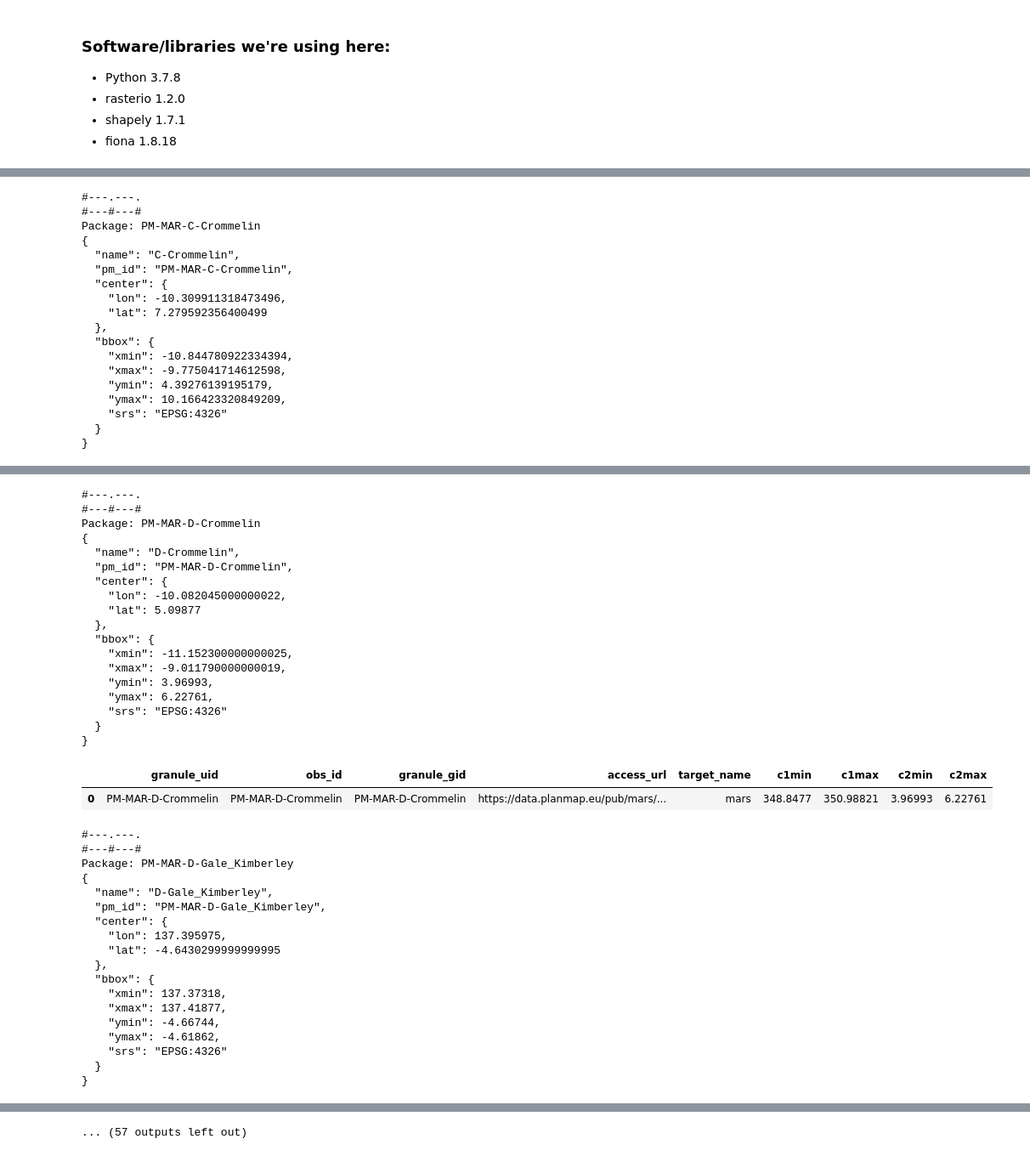
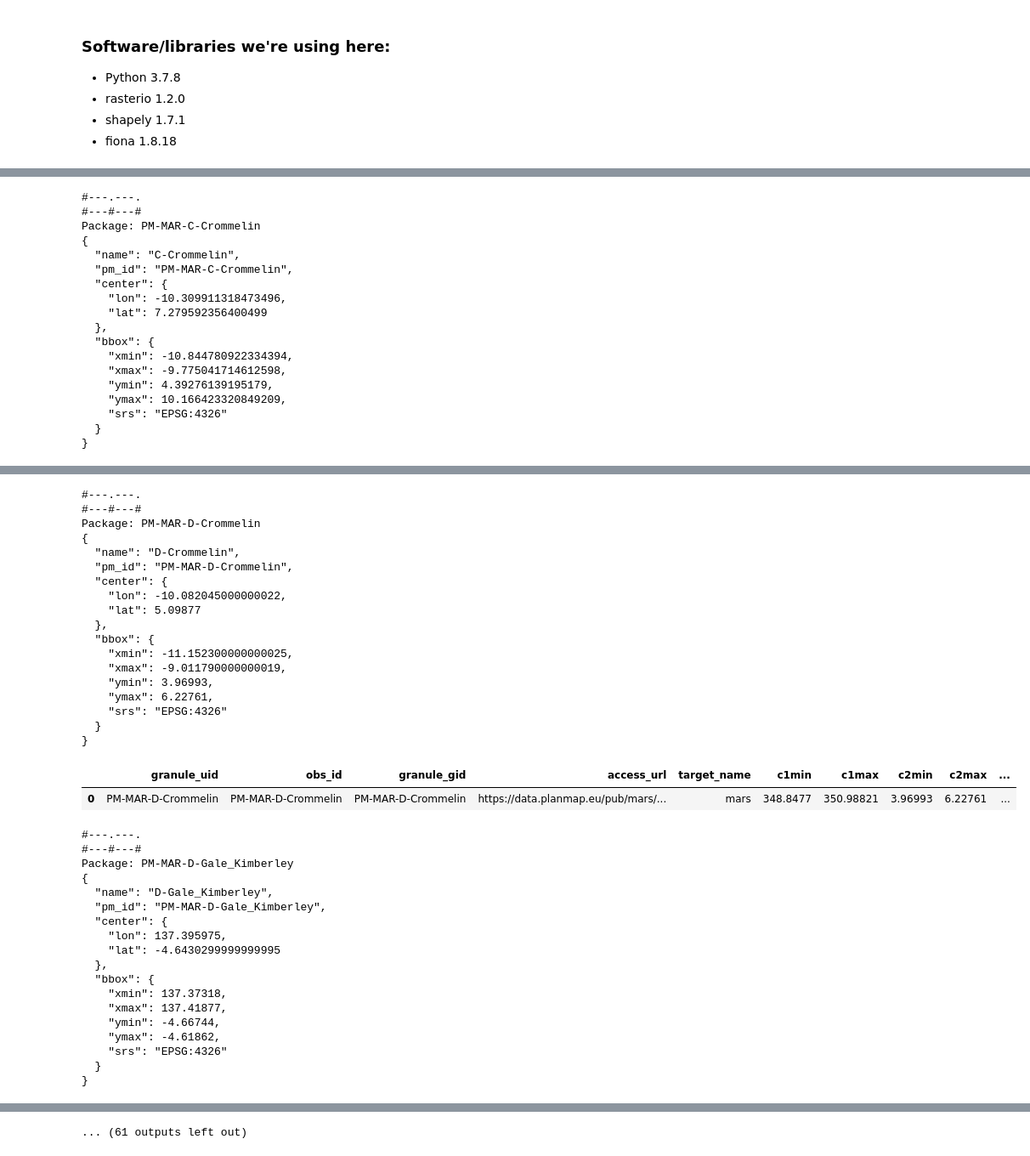
Before and after one commit to epn-vespa/planmap, a Jupyter notebook: docs/make_epntap_data_table.ipynb, the cells around one changed output, grey strips where cells are left out. Shown at 85% size. Cells and saved outputs as stored; diff of their text form; code cells hidden in the pictures.

Commit message:
Include missing s_region field/value for each package

```diff
--- a/docs/make_epntap_data_table.ipynb
+++ b/docs/make_epntap_data_table.ipynb
@@ -140,6 +140,7 @@ class PmPkg:
         assert _path is not None, "Path '{!s}' does not seem to exist".format(path)
         self._path = _path
         self._pmid = _path.name
+        self._body = None
 
     @property
     def pmid(self):
@@ -234,19 +235,21 @@ class PmPkg:
 
         assert target_name in ('mars', 'mercury', 'moon'), """Expecting 'target_name' in
                                                             'mars', 'mercury', or 'moon'"""
+        self._body = target_name
 
         access_url = '/'.join(['https://data.planmap.eu/pub',
                                target_name, self.pmid, file.parent.name, file.name])
 
         record = dict(granule_uid = granule_uid,
-                     obs_id = obs_id,
-                     granule_gid = granule_gid,
-                     access_url = access_url,
-                     target_name = target_name,
-                     c1min = bbox['c1min'],
-                     c1max = bbox['c1max'],
-                     c2min = bbox['c2min'],
-                     c2max = bbox['c2max']
+                      obs_id = obs_id,
+                      granule_gid = granule_gid,
+                      access_url = access_url,
+                      target_name = target_name,
+                      c1min = bbox['c1min'],
+                      c1max = bbox['c1max'],
+                      c2min = bbox['c2min'],
+                      c2max = bbox['c2max'],
+                      s_region = s_region_bbox(bbox)
                     )
         return record
 
@@ -351,6 +354,12 @@ def summary_package(df,pmid):
 
 df = None
 
+summaries = {
+    'mars':[],
+    'mercury':[],
+    'moon':[]
+}
+
 packages = list(cwd.iterdir())
 packages.sort()
 for _dir in packages:
@@ -366,11 +375,12 @@ for _dir in packages:
     except Exception as err:
         print(err)
     _df = pandas.DataFrame(epntap_records)
-    bla = summary_package(_df, _dir.name)
-    if not bla:
+    _sum = summary_package(_df, _dir.name)
+    if not _sum:
         print("FAILED")
         continue
-    print(json.dumps(bla, indent=2))
+    summaries[pkg._body].append(_sum)
+    print(json.dumps(_sum, indent=2))
     display(_df)
     print('#---.---.')
 
@@ -423,35 +433,35 @@ Package: PM-MAR-C-Crommelin
 |  | granule_uid | obs_id | granule_gid | access_url | target_name | c1min | c1max | c2min | c2max | ... |
 | 0 | PM-MAR-C-Crommelin_01_FEM_frt0001... | PM-MAR-C-Crommelin_01_FEM_frt0001... | PM-MAR-C-Crommelin | https://data.planmap.eu/pub/mars/... | mars | 349.389908 | 349.625871 | 9.959918 | 10.166423 | ... |
 | 1 | PM-MAR-C-Crommelin_01_FEM_frs0002... | PM-MAR-C-Crommelin_01_FEM_frs0002... | PM-MAR-C-Crommelin | https://data.planmap.eu/pub/mars/... | mars | 349.176554 | 349.382756 | 10.038756 | 10.114374 | ... |
 | 2 | PM-MAR-C-Crommelin_01_FEM_frs0002... | PM-MAR-C-Crommelin_01_FEM_frs0002... | PM-MAR-C-Crommelin | https://data.planmap.eu/pub/mars/... | mars | 349.967445 | 350.224958 | 4.897460 | 5.001011 | ... |
 | 3 | PM-MAR-C-Crommelin_01_frt0001fd59... | PM-MAR-C-Crommelin_01_frt0001fd59... | PM-MAR-C-Crommelin | https://data.planmap.eu/pub/mars/... | mars | 349.389908 | 349.625871 | 9.959918 | 10.166423 | ... |
 | 4 | PM-MAR-C-Crommelin_01_hrl000064b2... | PM-MAR-C-Crommelin_01_hrl000064b2... | PM-MAR-C-Crommelin | https://data.planmap.eu/pub/mars/... | mars | 349.515848 | 349.777005 | 4.392761 | 4.800288 | ... |
 | 5 | PM-MAR-C-Crommelin_01_frt00017c94... | PM-MAR-C-Crommelin_01_frt00017c94... | PM-MAR-C-Crommelin | https://data.planmap.eu/pub/mars/... | mars | 349.155219 | 349.396637 | 4.668037 | 4.889413 | ... |
 | 6 | PM-MAR-C-Crommelin_01_frs00029fb5... | PM-MAR-C-Crommelin_01_frs00029fb5... | PM-MAR-C-Crommelin | https://data.planmap.eu/pub/mars/... | mars | 349.967445 | 350.224958 | 4.897460 | 5.001011 | ... |
 | 7 | PM-MAR-C-Crommelin_01_FEM_hrs0001... | PM-MAR-C-Crommelin_01_FEM_hrs0001... | PM-MAR-C-Crommelin | https://data.planmap.eu/pub/mars/... | mars | 349.876231 | 350.084549 | 4.884428 | 5.039908 | ... |
 | 8 | PM-MAR-C-Crommelin_01_hrs00012a18... | PM-MAR-C-Crommelin_01_hrs00012a18... | PM-MAR-C-Crommelin | https://data.planmap.eu/pub/mars/... | mars | 349.876231 | 350.084549 | 4.884428 | 5.039908 | ... |
 | 9 | PM-MAR-C-Crommelin_01_FEM_hrl0000... | PM-MAR-C-Crommelin_01_FEM_hrl0000... | PM-MAR-C-Crommelin | https://data.planmap.eu/pub/mars/... | mars | 349.515848 | 349.777005 | 4.392761 | 4.800288 | ... |
 | 10 | PM-MAR-C-Crommelin_01_FEM_frt0001... | PM-MAR-C-Crommelin_01_FEM_frt0001... | PM-MAR-C-Crommelin | https://data.planmap.eu/pub/mars/... | mars | 349.155219 | 349.396637 | 4.668037 | 4.889413 | ... |
 #---.---.
 #---#---#
 Package: PM-MAR-D-Crommelin
 {
   "name": "D-Crommelin",
   "pm_id": "PM-MAR-D-Crommelin",
   "center": {
     "lon": -10.082045000000022,
     "lat": 5.09877
   },
   "bbox": {
     "xmin": -11.152300000000025,
     "xmax": -9.011790000000019,
     "ymin": 3.96993,
     "ymax": 6.22761,
     "srs": "EPSG:4326"
   }
 }
-|  | granule_uid | obs_id | granule_gid | access_url | target_name | c1min | c1max | c2min | c2max |
-| 0 | PM-MAR-D-Crommelin | PM-MAR-D-Crommelin | PM-MAR-D-Crommelin | https://data.planmap.eu/pub/mars/... | mars | 348.8477 | 350.98821 | 3.96993 | 6.22761 |
+|  | granule_uid | obs_id | granule_gid | access_url | target_name | c1min | c1max | c2min | c2max | ... |
+| 0 | PM-MAR-D-Crommelin | PM-MAR-D-Crommelin | PM-MAR-D-Crommelin | https://data.planmap.eu/pub/mars/... | mars | 348.8477 | 350.98821 | 3.96993 | 6.22761 | ... |
 #---.---.
 #---#---#
 Package: PM-MAR-D-Gale_Kimberley
@@ -515 +525 @@ Package: PM-MAR-D-Oxia_Planum
-... (57 outputs left out)
+... (61 outputs left out)
```
Also changed, not shown: parts of 9 cells of this notebook, 1 other file.
